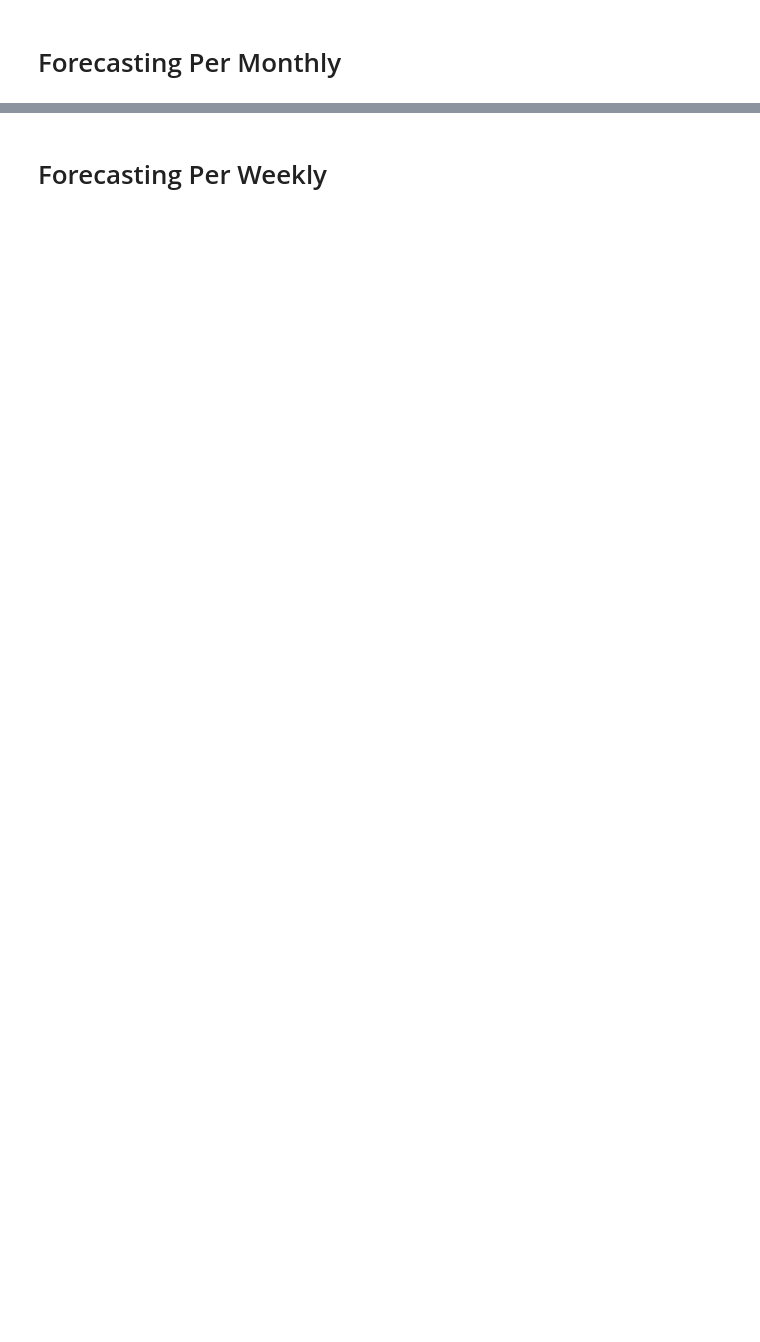
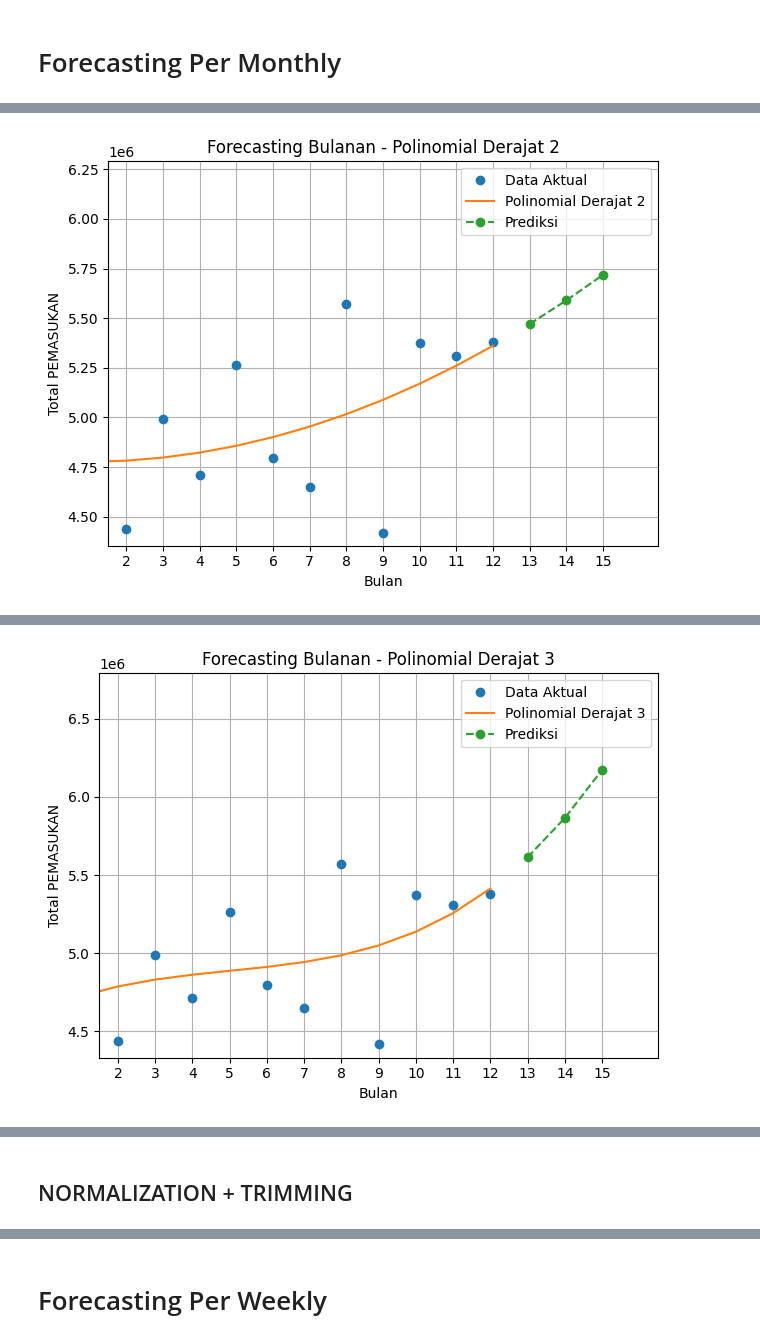
Before and after one commit to HaykalRamadhan/forecasting, a Jupyter notebook: UP.ipynb, the cells around one changed output, grey strips where cells are left out. Drawn from its saved outputs; the diff is of its cells as text; code cells hidden in the pictures; blank space fills up the shorter version.

```diff
--- a/UP.ipynb
+++ b/UP.ipynb
@@ -115,0 +10,75 @@ Transaksi 2025-05: Predicted Total = 14424096.00
+# %%
+import pandas as pd
+import matplotlib.pyplot as plt
+import numpy as np
+
+# Load data
+filename = input("Enter the CSV filename (without .csv): ")
+file_path = f'/content/drive/MyDrive/UP/sample_data/{filename}.csv'
+ct = pd.read_csv(file_path)
+
+# Standardize column names
+ct.columns = ct.columns.str.strip().str.upper()
+ct = ct.rename(columns={'TANGGAL': 'Tanggal', 'PEMASUKKAN': 'PEMASUKAN'})
+
+# Convert columns
+ct['Tanggal'] = pd.to_datetime(ct['Tanggal'], dayfirst=True, errors='coerce')
+ct['PEMASUKAN'] = ct['PEMASUKAN'].replace('[^0-9]', '', regex=True).astype(float)
+
+# Drop rows with invalid dates
+ct = ct.dropna(subset=['Tanggal'])
+
+# Group to monthly totals
+ct['Year'] = ct['Tanggal'].dt.year
+ct['Month'] = ct['Tanggal'].dt.month
+monthly = ct.groupby(['Year', 'Month']).agg({'PEMASUKAN': 'sum'}).reset_index()
+monthly['Month_Index'] = np.arange(1, len(monthly) + 1)
+
+# Features and target
+x = np.array(monthly['Month_Index'])
+y = np.array(monthly['PEMASUKAN'])
+
+# R² function
+def compute_r2(y_true, y_pred):
+    sse = np.sum((y_true - y_pred) ** 2)
+    tss = (len(y_true) - 1) * np.var(y_true, ddof=1)
+    return 1 - (sse / tss)
+
+# Predict next 3 months
+future_months = np.arange(x[-1] + 1, x[-1] + 4)
+
+# Polynomial regression
+for degree in [2, 3, 4]:
+    print(f"\n--- Polynomial Regression Degree {degree} ---")
+    AB = np.polyfit(x, y, degree)
+    func = np.poly1d(AB)
+
+    y_pred = func(x)
+    y_future = func(future_months)
+
+    r2 = compute_r2(y, y_pred)
+    print(f"R² Score: {r2:.4f}")
+    print("Future Predictions:")
+    for i, pred in enumerate(y_future, start=len(x) + 1):
+        print(f"Bulan {i}: Rp {int(pred):,}".replace(",", "."))
+
+    # Labels
+    current_labels = [str(i) for i in x]
+    future_labels = [str(i) for i in future_months]
+
+    # Plotting
+    plt.plot(current_labels, y, marker='o', linestyle='none', label='Data Aktual')
+    plt.plot(current_labels, y_pred, label=f'Polinomial Derajat {degree}')
+    plt.plot(future_labels, y_future, marker='o', linestyle='dashed', label='Prediksi')
+
+    plt.xlim(left=0.5, right=max(future_months) + 0.5)
+    plt.ylim(top=max(y.max(), y_future.max()) * 1.1)
+
+    plt.xlabel('Bulan')
+    plt.ylabel('Total PEMASUKAN')
+    plt.title(f'Forecasting Bulanan - Polinomial Derajat {degree}')
+    plt.legend()
+    plt.grid(True)
+    plt.tight_layout()
+    plt.show()
+# %% [output]
@@ -115,0 +93 @@ Transaksi 2025-05: Predicted Total = 14424096.00
+[figure, added]
@@ -115,0 +100 @@ Transaksi 2025-05: Predicted Total = 14424096.00
+[figure, added]
@@ -116,3 +108,5 @@ Transaksi 2025-05: Predicted Total = 14424096.00
+# %% [markdown]
+## NORMALIZATION + TRIMMING
 # %%
 import pandas as pd
 import matplotlib.pyplot as plt
```
Also changed, not shown: parts of 15 cells of this notebook.
